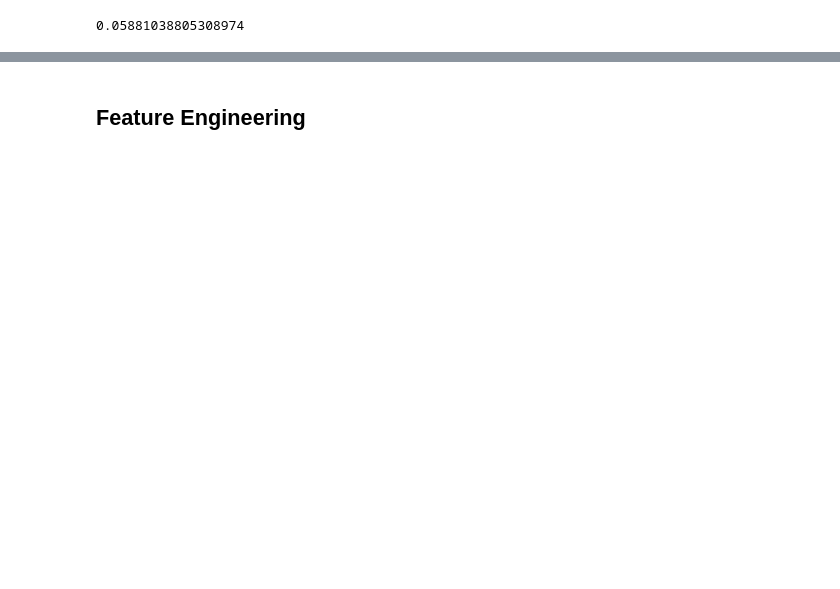
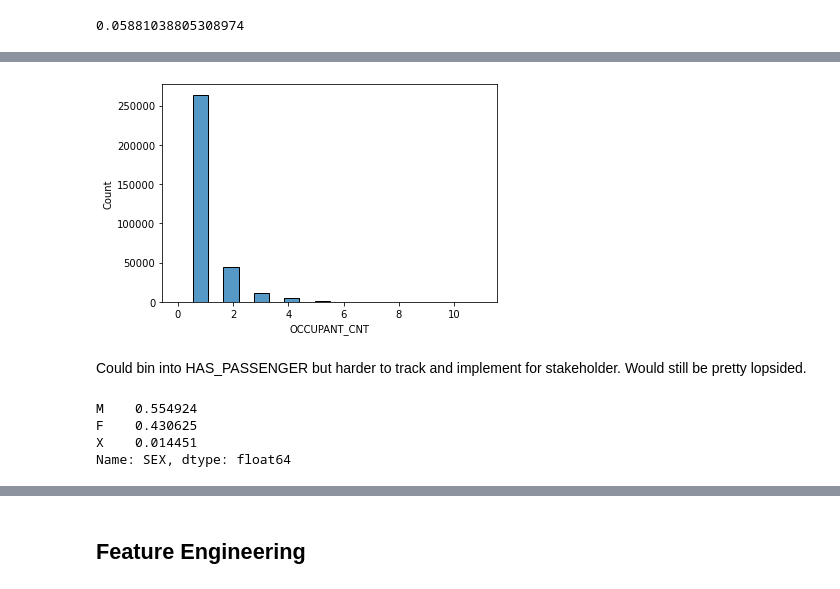
Before and after one commit to dangrosen/Chicago-Car-Accidents, a Jupyter notebook: notebook-John.ipynb, the cells around one changed output, grey strips where cells are left out. Saved outputs shown, nothing was run; the diff lists cells and outputs as text; code cells hidden in the pictures; blank space fills up the shorter version.

```diff
--- a/notebook-John.ipynb
+++ b/notebook-John.ipynb
@@ -337,0 +431,2 @@ Now we compare variables to the DAMAGE column. We will be making a target based
+# %%
+df = df[df["VEHICLE_USE"]=="PERSONAL"]
@@ -354,0 +530,13 @@ df.groupby("MAKE")
+# %%
+sns.histplot(df["OCCUPANT_CNT"]);
+# %% [output]
+[figure, added]
+# %% [markdown]
+Could bin into HAS_PASSENGER but harder to track and implement for stakeholder. Would still be pretty lopsided.
+# %%
+df["SEX"].value_counts(dropna=False, normalize=True)
+# %% [output]
+M    0.554924
+F    0.430625
+X    0.014451
+Name: SEX, dtype: float64
```
Also changed, not shown: parts of 113 cells of this notebook, 1 other file.
